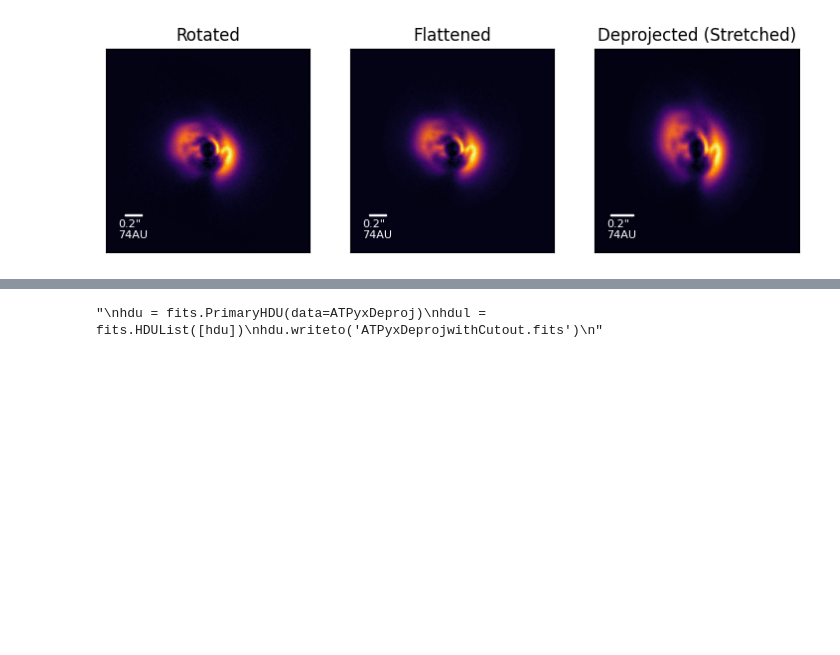
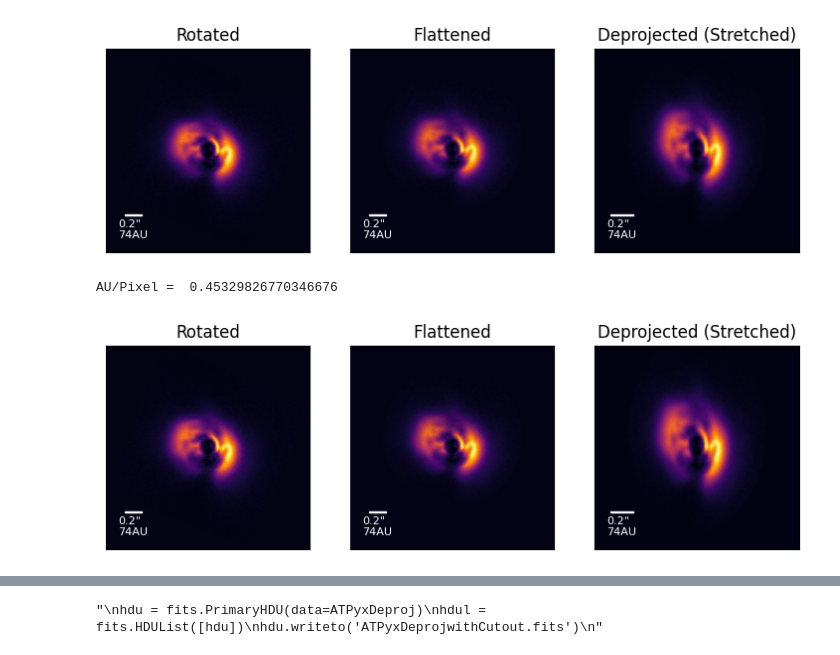
Before and after one commit to danmcl77/masters, a Jupyter notebook: Reclamation - Deprojection.ipynb, the cells around one changed output, grey strips where cells are left out. Saved outputs shown, nothing was run; the diff lists cells and outputs as text; code cells hidden in the pictures; blank space fills up the shorter version.

```diff
--- a/Reclamation - Deprojection.ipynb
+++ b/Reclamation - Deprojection.ipynb
@@ -189,3 +189,17 @@ plt.savefig('Deprojection.pdf',bbox_inches='tight')
 # %% [output]
 AU/Pixel =  0.45329826770346676
 [figure]
+# %%
+ATPyxDeproj45 = deprojection(ATPyx,
+                          h0=0.1617*100,
+                          r0=100,
+                          alpha=1.219,
+                          inc=45,
+                          PA=22.11,
+                          dist=7.632e7,
+                          extent=300,
+                          resolution=3.40305e-6,)
+#plt.savefig('Deprojection.pdf',bbox_inches='tight')
+# %% [output]
+AU/Pixel =  0.45329826770346676
+[figure, added]
```
Also changed, not shown: parts of 3 cells of this notebook, 3 other files.
